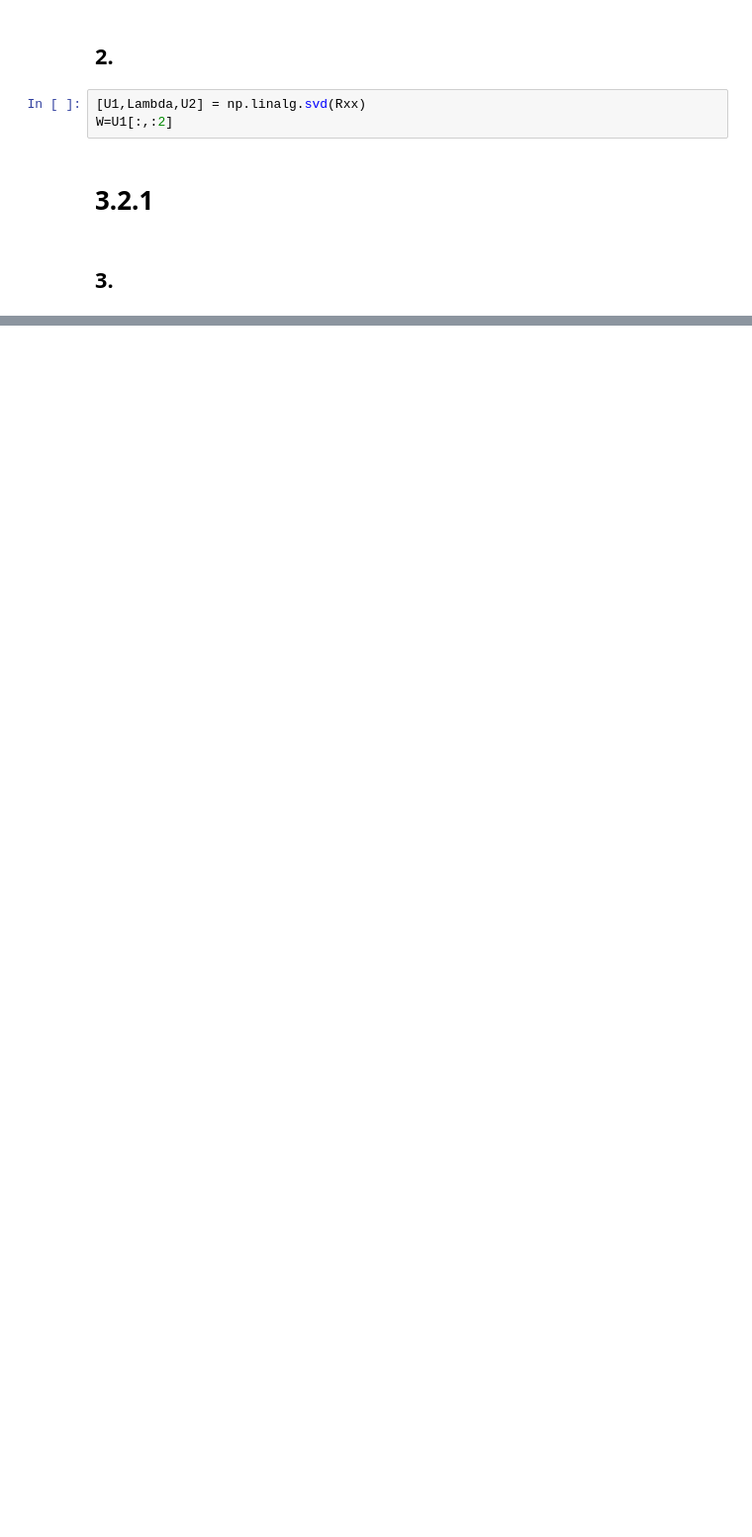
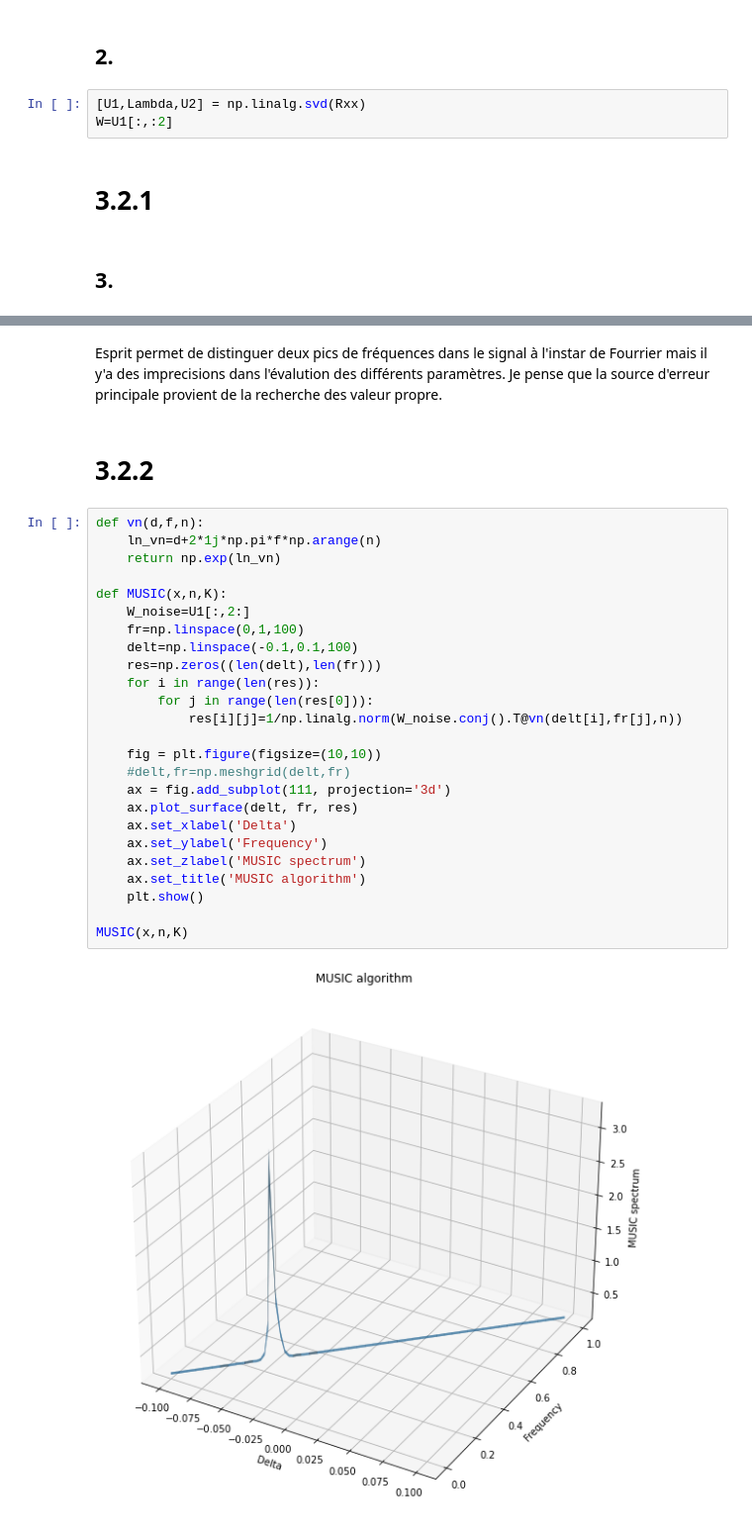
Before and after one commit to philux16/TP_High_Resolution_TSIA202b, a Jupyter notebook: Lab HR Python/template-TP-HR.ipynb, the cells around one changed output, grey strips where cells are left out. Shown at 99% size. Drawn from its saved outputs; the diff is of its cells as text; blank space fills up the shorter version.

```diff
--- a/Lab HR Python/template-TP-HR.ipynb
+++ b/Lab HR Python/template-TP-HR.ipynb
@@ -175,0 +183,31 @@ eig(a)
+# %% [markdown]
+Esprit permet de distinguer deux pics de fréquences dans le signal à l'instar de Fourrier mais il y'a des imprecisions dans l'évalution des différents paramètres. Je pense que la source d'erreur principale provient de la recherche des valeur propre.
+# %% [markdown]
+# 3.2.2
+# %%
+def vn(d,f,n):
+    ln_vn=d+2*1j*np.pi*f*np.arange(n)
+    return np.exp(ln_vn)
+
+def MUSIC(x,n,K):
+    W_noise=U1[:,2:]
+    fr=np.linspace(0,1,100)
+    delt=np.linspace(-0.1,0.1,100)
+    res=np.zeros((len(delt),len(fr)))
+    for i in range(len(res)):
+        for j in range(len(res[0])):
+            res[i][j]=1/np.linalg.norm(W_noise.conj().T@vn(delt[i],fr[j],n))
+
+    fig = plt.figure(figsize=(10,10))
+    #delt,fr=np.meshgrid(delt,fr)
+    ax = fig.add_subplot(111, projection='3d')
+    ax.plot_surface(delt, fr, res)
+    ax.set_xlabel('Delta')
+    ax.set_ylabel('Frequency')
+    ax.set_zlabel('MUSIC spectrum')
+    ax.set_title('MUSIC algorithm')
+    plt.show()
+
+MUSIC(x,n,K)
+# %% [output]
+[figure, added]
```
Also changed, not shown: parts of 15 cells of this notebook.
